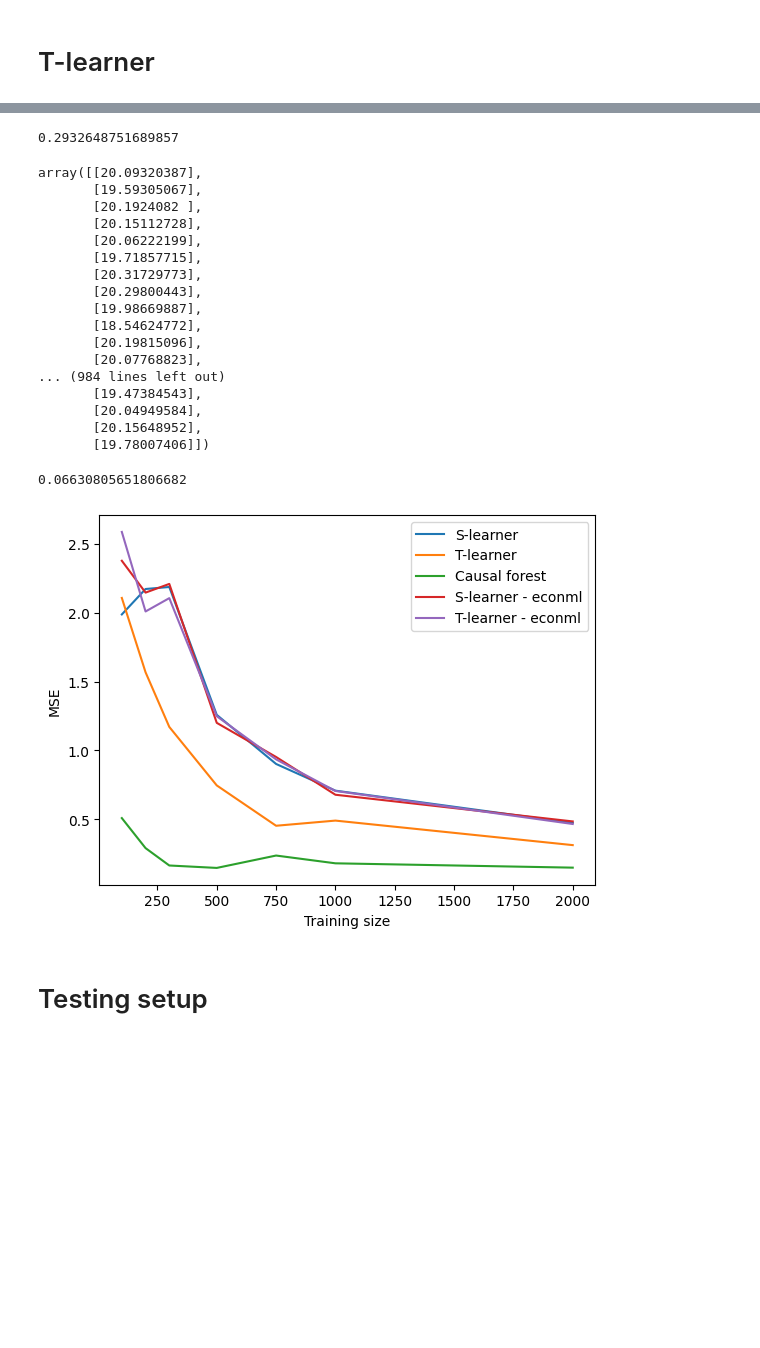
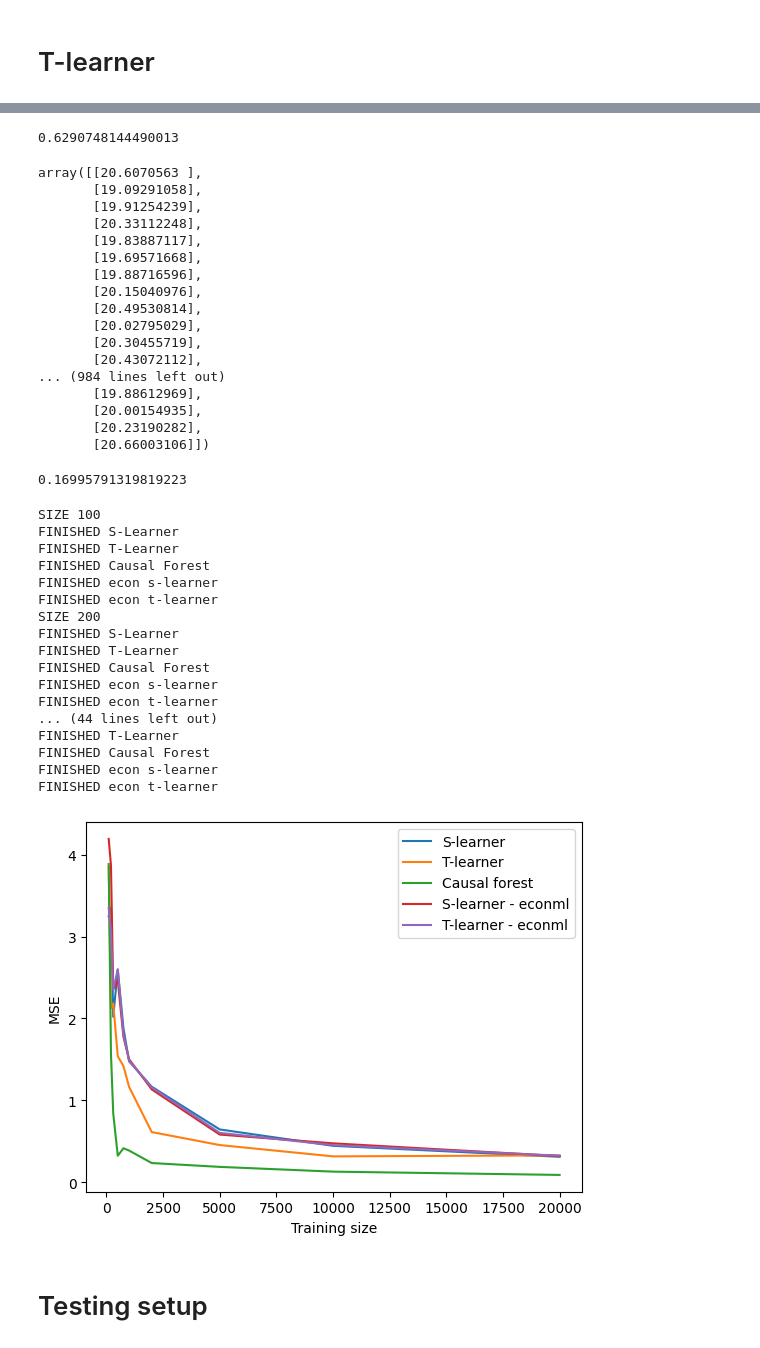
Before and after one commit to Hubert1913/research-project, a Jupyter notebook: data_simulation_notebook.ipynb, the cells around one changed output, grey strips where cells are left out. Drawn from its saved outputs; the diff is of its cells as text; code cells hidden in the pictures; blank space fills up the shorter version.

```diff
--- a/data_simulation_notebook.ipynb
+++ b/data_simulation_notebook.ipynb
@@ -22,7 +23,7 @@ d = 5
 weights = np.random.uniform(-5, 5, d)
 mu_0 = lambda x: np.dot(x, weights) #+ 5 * (1 if x[0] > 0.5 else 0)
 mu_1 = lambda x: mu_0(x) + 20 #+ 8 * (1 if x[1] > 0.5 else 0)
-n = 5000
+n = 20000
 
 sim = pd.DataFrame(simulate_data.get_training_set(d, mu_0, mu_1, e, n))
 
@@ -154,7 +155,7 @@ t_learner_cate_test
 # %%
 mean_squared_error(t_learner_cate_test.cate, sim_test.Y1 - sim_test.Y0)
 # %% [output]
-0.2932648751689857
+0.6290748144490013
 # %%
 cau_forest = CausalForest()
 cau_forest.fit(sim_x, sim_w, sim_y)
@@ -162,35 +163,36 @@ cau_forest.fit(sim_x, sim_w, sim_y)
 ret = cau_forest.predict(sim_test_x)
 ret
 # %% [output]
-array([[20.09320387],
-       [19.59305067],
-       [20.1924082 ],
-       [20.15112728],
-       [20.06222199],
-       [19.71857715],
-       [20.31729773],
-       [20.29800443],
-       [19.98669887],
-       [18.54624772],
-       [20.19815096],
-       [20.07768823],
+array([[20.6070563 ],
+       [19.09291058],
+       [19.91254239],
+       [20.33112248],
+       [19.83887117],
+       [19.69571668],
+       [19.88716596],
+       [20.15040976],
+       [20.49530814],
+       [20.02795029],
+       [20.30455719],
+       [20.43072112],
 ... (984 lines left out)
-       [19.47384543],
-       [20.04949584],
-       [20.15648952],
-       [19.78007406]])
+       [19.88612969],
+       [20.00154935],
+       [20.23190282],
+       [20.66003106]])
 # %%
 mean_squared_error(ret, sim_test.Y1 - sim_test.Y0)
 # %% [output]
-0.06630805651806682
+0.16995791319819223
 # %%
-training_sizes = [100, 200, 300, 500, 750, 1000, 2000]
+training_sizes = [100, 200, 300, 500, 750, 1000, 2000, 5000, 10000, 20000]
 mse_s = []
 mse_t = []
 mse_forest = []
 mse_econml_s = []
 mse_econml_t = []
 for size in training_sizes:
+    print("SIZE " + str(size))
     # S-learner
     regr = RandomForestRegressor()
     regr.fit(sim_x_s.head(size), sim_y.head(size))
@@ -199,36 +201,63 @@ for size in training_sizes:
             regr.predict(sim_test_x.assign(**{"W": 0}))) # predict under control
     )
     mse_s.append(mean_squared_error(s_learner_cate.cate, sim_test.Y1 - sim_test.Y0))
+    print("FINISHED S-Learner")
+
     # T-learner
     regr0 = RandomForestRegressor()
     regr1 = RandomForestRegressor()
     regr0.fit(sim_x_t_0.head(size), sim.query("W==0")["Y"].head(size))
     regr1.fit(sim_x_t_1.head(size), sim.query("W==1")["Y"].head(size))
     t_learner_cate = sim_test_x.assign(cate=regr1.predict(sim_test_x) - regr0.predict(sim_test_x))
     mse_t.append(mean_squared_error(t_learner_cate.cate, sim_test.Y1 - sim_test.Y0))
+    print("FINISHED T-Learner")
+
     # Causal forest
     cau_forest = CausalForest()
     cau_forest.fit(sim_x.head(size), sim_w.head(size), sim_y.head(size))
     causal_forest_cate = cau_forest.predict(sim_test_x)
     mse_forest.append(mean_squared_error(causal_forest_cate, sim_test.Y1 - sim_test.Y0))
+    print("FINISHED Causal Forest")
+
     econml_s = SLearner(overall_model=RandomForestRegressor())
     econml_s.fit(sim_y.head(size), sim_w.head(size), X=sim_x.head(size))
     econml_s_cate = econml_s.effect(sim_test_x)
     mse_econml_s.append(mean_squared_error(econml_s_cate, sim_test.Y1 - sim_test.Y0))
+    print("FINISHED econ s-learner")
+
     econml_t = TLearner(models=RandomForestRegressor())
     econml_t.fit(sim_y.head(size), sim_w.head(size), X=sim_x.head(size))
     econml_t_cate = econml_t.effect(sim_test_x)
     mse_econml_t.append(mean_squared_error(econml_t_cate, sim_test.Y1 - sim_test.Y0))
+    print("FINISHED econ t-learner")
+
 plt.plot(training_sizes, mse_s, label="S-learner")
 plt.plot(training_sizes, mse_t, label="T-learner")
 plt.plot(training_sizes, mse_forest, label="Causal forest")
 plt.plot(training_sizes, mse_econml_s, label="S-learner - econml")
 plt.plot(training_sizes, mse_econml_t, label="T-learner - econml")
 plt.ylabel("MSE")
 plt.xlabel("Training size")
 plt.legend()
 plt.show()
 # %% [output]
+SIZE 100
+FINISHED S-Learner
+FINISHED T-Learner
+FINISHED Causal Forest
+FINISHED econ s-learner
+FINISHED econ t-learner
+SIZE 200
+FINISHED S-Learner
+FINISHED T-Learner
+FINISHED Causal Forest
+FINISHED econ s-learner
+FINISHED econ t-learner
+... (44 lines left out)
+FINISHED T-Learner
+FINISHED Causal Forest
+FINISHED econ s-learner
+FINISHED econ t-learner
-[figure, old version]
+[figure, new version]
 # %% [markdown]
 # Testing setup
```
Also changed, not shown: parts of 28 cells of this notebook, 1 other file.
